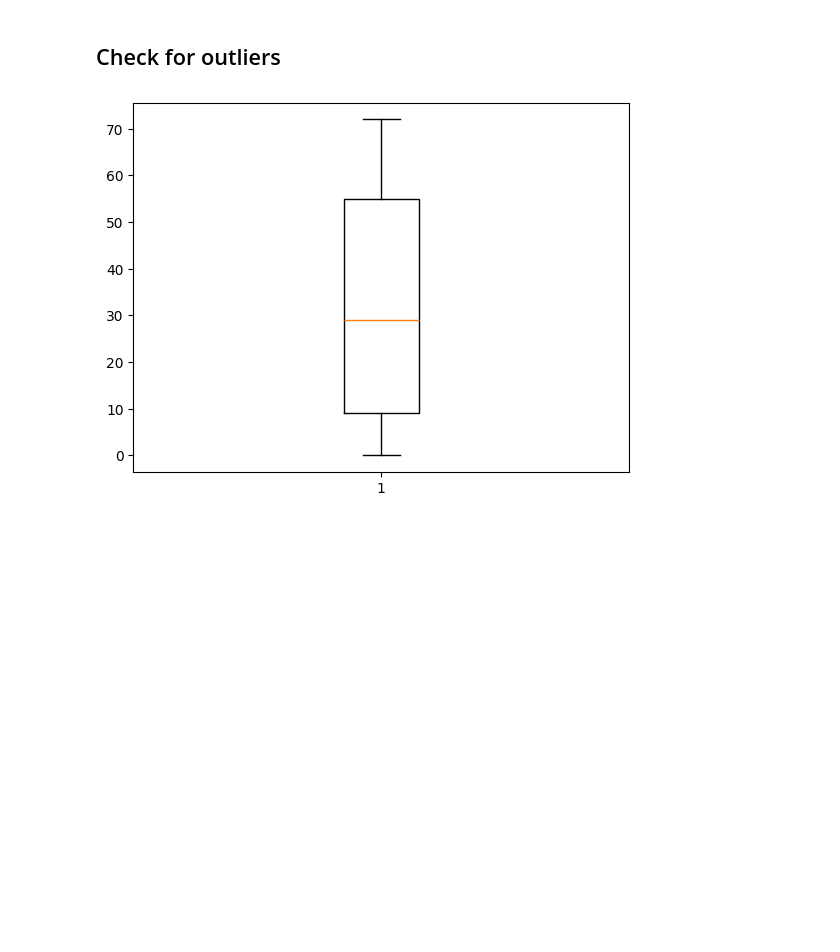
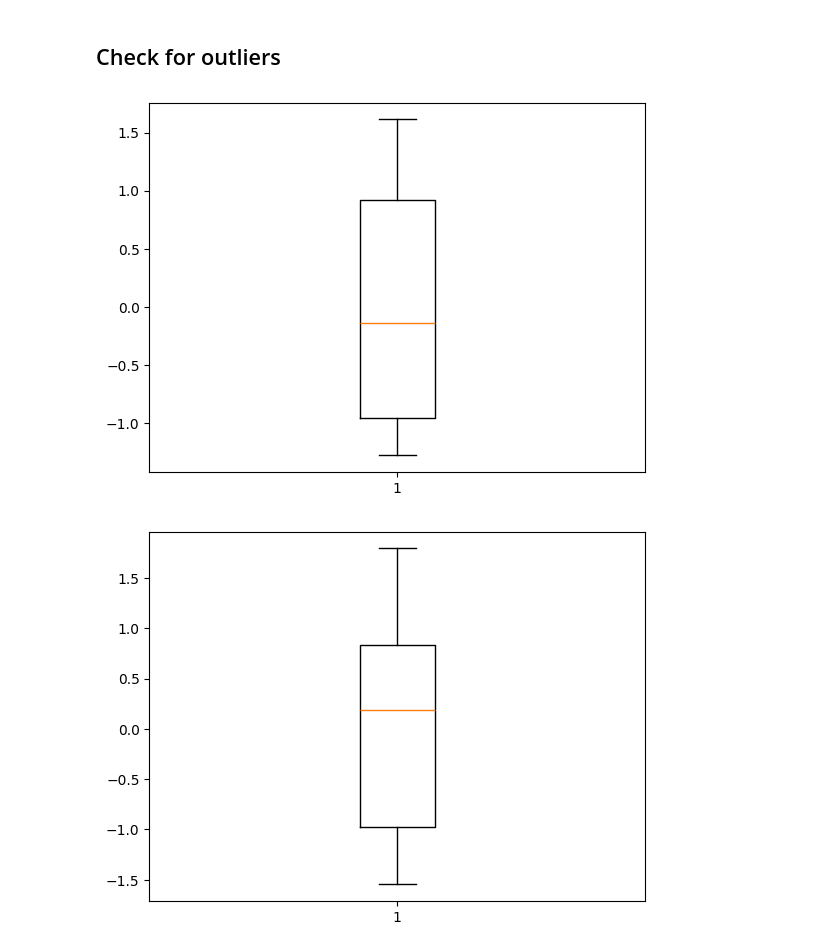
Before and after one commit to piyushhagarwal/Machine-Learning, a Jupyter notebook: Projects/Customer_churn/main.ipynb, the cells around one changed output. Saved outputs shown, nothing was run; the diff lists cells and outputs as text; code cells hidden in the pictures; blank space fills up the shorter version.

```diff
--- a/Projects/Customer_churn/main.ipynb
+++ b/Projects/Customer_churn/main.ipynb
@@ -95,12 +51,0 @@ df["StreamingMovies"] = df["StreamingMovies"].map({"Yes" : 1, "No" : 0, "No inte
-# %%
-# Convert the Contract column to numeric
-df["Contract"] = df["Contract"].map({"Month-to-month" : 0, "One year" : 1, "Two year" : 2})
-# %%
-# Convert the PaperlessBilling column to numeric
-df["PaperlessBilling"] = df["PaperlessBilling"].map({"Yes" : 1, "No" : 0})
-
-# Use the get_dummies method to convert the PaymentMethod column to numeric
-df = pd.get_dummies(df, columns = ["PaymentMethod"], drop_first = True)
-
-# Convert the total charges column to numeric
-df["TotalCharges"] = pd.to_numeric(df["TotalCharges"], errors = "coerce")
@@ -112,0 +109,13 @@ df = df.drop("customerID", axis = 1)
+# %%
+# Display the number of missing values in the df
+print(df.isnull().sum())
+print("-" * 100)
+
+# TotalCharges contains missing values
+
+# Remove the missing values from the df
+df = df.dropna(subset=["TotalCharges"])
+
+# Display the number of missing values in the df
+print(df.isnull().sum())
+print("-" * 100)
@@ -112,0 +140,10 @@ df = df.drop("customerID", axis = 1)
+# %%
+# Scale the df features like tenure, MonthlyCharges, and TotalCharges
+
+from sklearn.preprocessing import StandardScaler
+
+scaler = StandardScaler()
+
+df[["tenure", "MonthlyCharges", "TotalCharges"]] = scaler.fit_transform(df[["tenure", "MonthlyCharges", "TotalCharges"]])
+
+print(df.head())
@@ -115,8 +170,18 @@ df = df.drop("customerID", axis = 1)
 # %%
 import matplotlib.pyplot as plt
 
 # Create box plots for the numeric columns
 plt.boxplot(df["tenure"])
 plt.show()
+
+plt.boxplot(df["MonthlyCharges"])
+plt.show()
+
+plt.boxplot(df["TotalCharges"])
+plt.show()
+
+plt.hist(df["TotalCharges"], bins = 5)
+plt.show()
 # %% [output]
-[figure, old version]
+[figure, new version]
+[figure, added]
```
Also changed, not shown: parts of 26 cells of this notebook.
